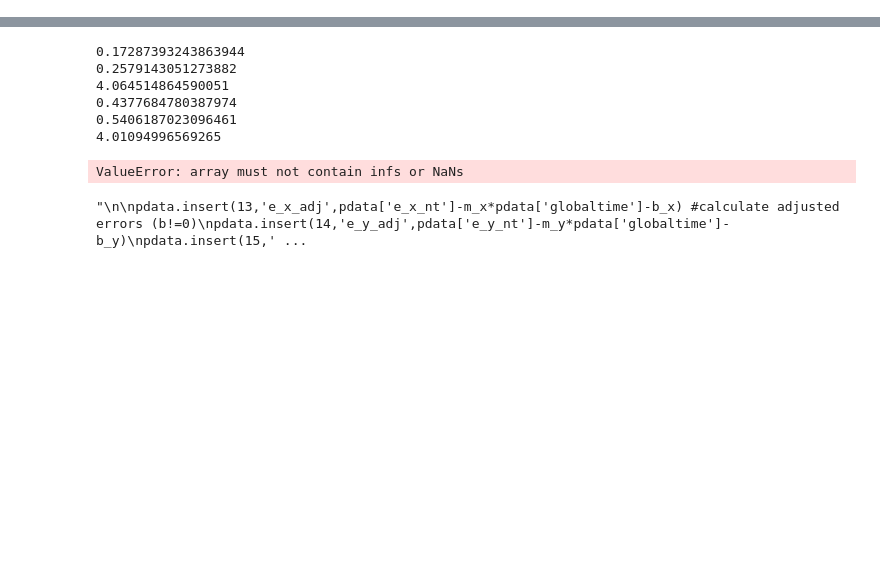
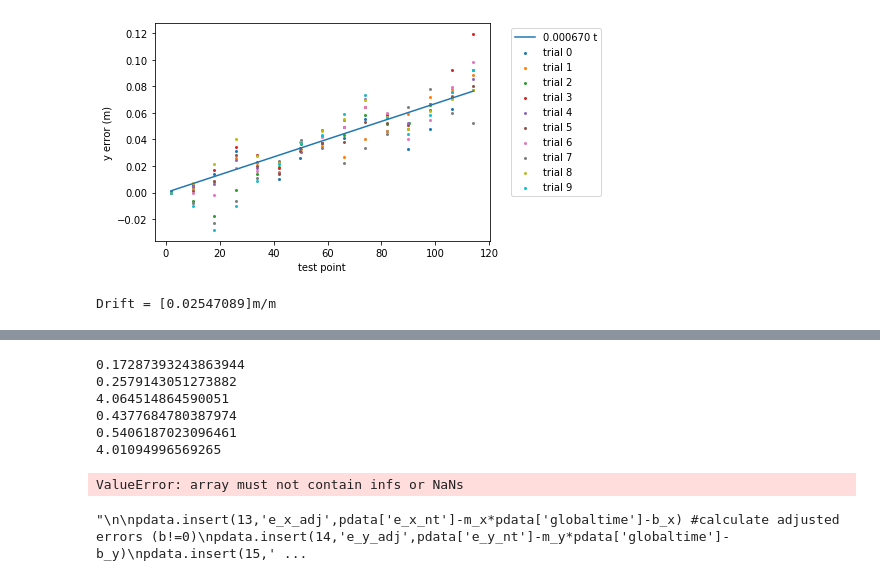
Before and after one commit to dyerbm/OmniWheel, a Jupyter notebook: 3WD-Omniwheel/VICON Data/Data_Processing_Enviro.ipynb, the cells around one changed output, grey strips where cells are left out. Cells and saved outputs as stored; diff of their text form; code cells hidden in the pictures; blank space fills up the shorter version.

```diff
--- a/3WD-Omniwheel/VICON Data/Data_Processing_Enviro.ipynb
+++ b/3WD-Omniwheel/VICON Data/Data_Processing_Enviro.ipynb
@@ -95,0 +110,20 @@ pdata.iloc[int(2.5*50)::int(10*50)]
+# %%
+def fit_func(x, a): #Come up with linear fits for drift (b=0)
+    return a*x
+m=0
+for i in range(10):
+    m = m+curve_fit(fit_func, multiframe.loc['trial'+str(i)]['globaltime'], multiframe.loc['trial'+str(i)]['e_'+xy])[0]/10.
+
+ax = plt.subplot(1,1,1)
+for i in range(10):
+    ax.scatter(multiframe.loc['trial'+str(i)]['globaltime'],multiframe.loc['trial'+str(i)]['e_'+xy], s=4, label='trial '+str(i))
+ax.plot(multiframe.loc['trial'+str(i)]['globaltime'],m*multiframe.loc['trial'+str(i)]['globaltime'],label=("%f t" % (m)))
+ax.legend(bbox_to_anchor=(1.05, 1), loc='upper left')
+plt.xlabel('test point')
+plt.ylabel(xy +' error (m)')
+plt.show()
+
+print("Drift = " + str(m*114./3.) + "m/m")
+# %% [output]
+[figure, added]
+Drift = [0.02547089]m/m
```
Also changed, not shown: parts of 10 cells of this notebook.
